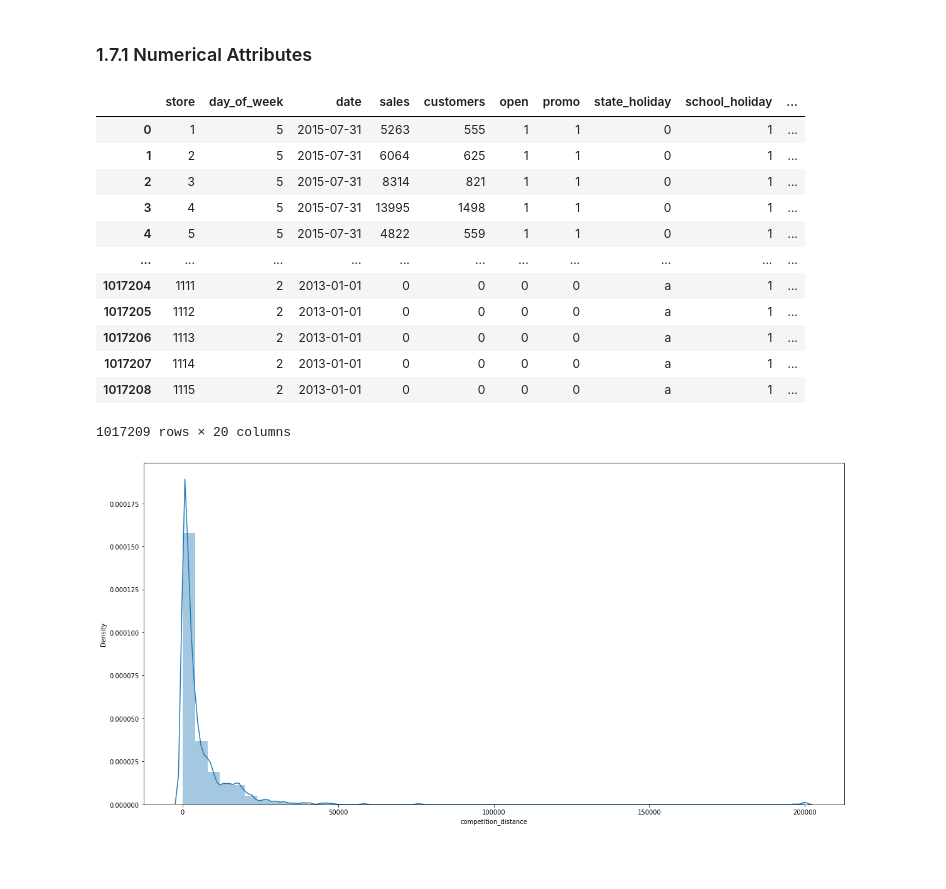
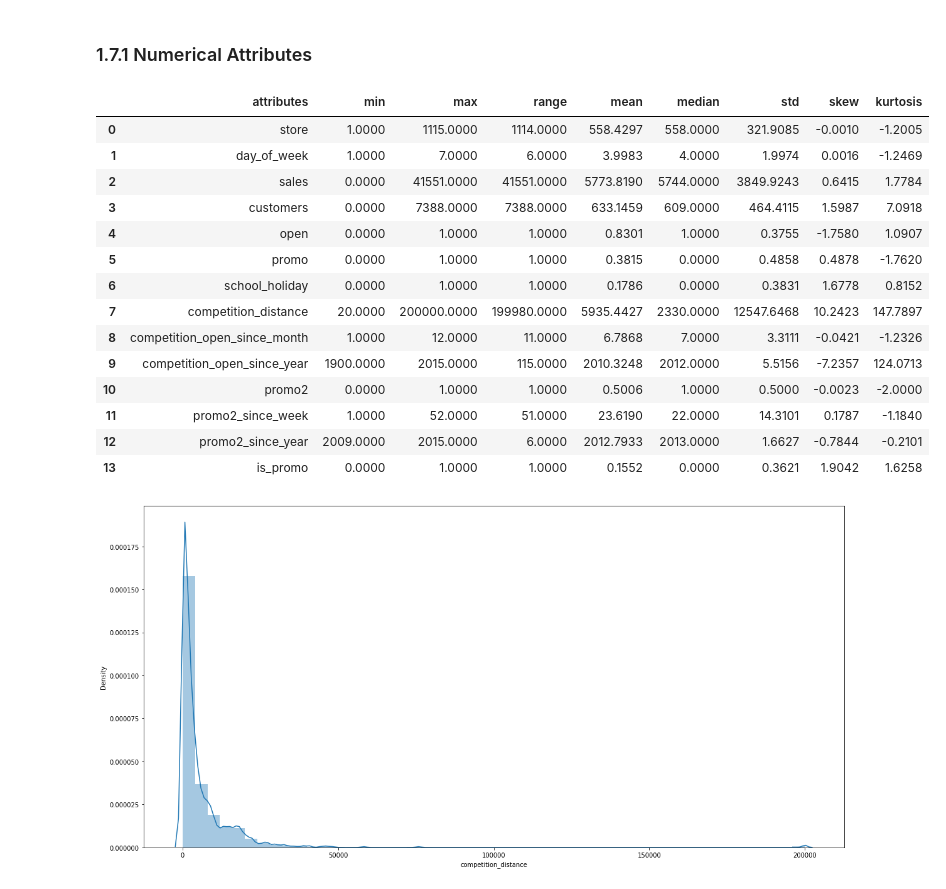
Before and after one commit to DaniloSantanaDS/rossmann-sales-store, a Jupyter notebook: notebooks/m04_store_sales_prediction_origin.ipynb, the cells around one changed output. Cells and saved outputs as stored; diff of their text form; code cells hidden in the pictures; blank space fills up the shorter version.

```diff
--- a/notebooks/m04_store_sales_prediction_origin.ipynb
+++ b/notebooks/m04_store_sales_prediction_origin.ipynb
@@ -209,32 +257,34 @@ cat_attributes = df1.select_dtypes(exclude = ['int64', 'float64', 'datetime64[ns
 # %%
 # Central Tendency - mean, median
 ct1 = pd.DataFrame (num_attributes.apply(np.mean)).T
 ct2 = pd.DataFrame (num_attributes.apply(np.median)).T
 # Dispersion - std, min, max, range, skew, kurtosis
 d1 = pd.DataFrame ( num_attributes.apply( np.std ) ).T
 d2 = pd.DataFrame ( num_attributes.apply( min ) ).T
 d3 = pd.DataFrame ( num_attributes.apply( max ) ).T
 d4 = pd.DataFrame ( num_attributes.apply( lambda x: x.max() - x.min() ) ).T
 d5 = pd.DataFrame ( num_attributes.apply( lambda x: x.skew() ) ).T
 d6 = pd.DataFrame ( num_attributes.apply( lambda x: x.kurtosis() ) ).T
 
 m = pd.concat([d2, d3, d4, ct1, ct2, d1, d5, d6]).T.reset_index()
 m.columns = ['attributes', 'min', 'max', 'range', 'mean', 'median', 'std', 'skew', 'kurtosis']
-df1
+m
 # %% [output]
-|  | store | day_of_week | date | sales | customers | open | promo | state_holiday | school_holiday | ... |
-| 0 | 1 | 5 | 2015-07-31 | 5263 | 555 | 1 | 1 | 0 | 1 | ... |
-| 1 | 2 | 5 | 2015-07-31 | 6064 | 625 | 1 | 1 | 0 | 1 | ... |
-| 2 | 3 | 5 | 2015-07-31 | 8314 | 821 | 1 | 1 | 0 | 1 | ... |
-| 3 | 4 | 5 | 2015-07-31 | 13995 | 1498 | 1 | 1 | 0 | 1 | ... |
-| 4 | 5 | 5 | 2015-07-31 | 4822 | 559 | 1 | 1 | 0 | 1 | ... |
-| ... | ... | ... | ... | ... | ... | ... | ... | ... | ... | ... |
-| 1017204 | 1111 | 2 | 2013-01-01 | 0 | 0 | 0 | 0 | a | 1 | ... |
-| 1017205 | 1112 | 2 | 2013-01-01 | 0 | 0 | 0 | 0 | a | 1 | ... |
-| 1017206 | 1113 | 2 | 2013-01-01 | 0 | 0 | 0 | 0 | a | 1 | ... |
-| 1017207 | 1114 | 2 | 2013-01-01 | 0 | 0 | 0 | 0 | a | 1 | ... |
-| 1017208 | 1115 | 2 | 2013-01-01 | 0 | 0 | 0 | 0 | a | 1 | ... |
+|  | attributes | min | max | range | mean | median | std | skew | kurtosis |
+| 0 | store | 1.0000 | 1115.0000 | 1114.0000 | 558.4297 | 558.0000 | 321.9085 | -0.0010 | -1.2005 |
+| 1 | day_of_week | 1.0000 | 7.0000 | 6.0000 | 3.9983 | 4.0000 | 1.9974 | 0.0016 | -1.2469 |
+| 2 | sales | 0.0000 | 41551.0000 | 41551.0000 | 5773.8190 | 5744.0000 | 3849.9243 | 0.6415 | 1.7784 |
+| 3 | customers | 0.0000 | 7388.0000 | 7388.0000 | 633.1459 | 609.0000 | 464.4115 | 1.5987 | 7.0918 |
+| 4 | open | 0.0000 | 1.0000 | 1.0000 | 0.8301 | 1.0000 | 0.3755 | -1.7580 | 1.0907 |
+| 5 | promo | 0.0000 | 1.0000 | 1.0000 | 0.3815 | 0.0000 | 0.4858 | 0.4878 | -1.7620 |
+| 6 | school_holiday | 0.0000 | 1.0000 | 1.0000 | 0.1786 | 0.0000 | 0.3831 | 1.6778 | 0.8152 |
+| 7 | competition_distance | 20.0000 | 200000.0000 | 199980.0000 | 5935.4427 | 2330.0000 | 12547.6468 | 10.2423 | 147.7897 |
+| 8 | competition_open_since_month | 1.0000 | 12.0000 | 11.0000 | 6.7868 | 7.0000 | 3.3111 | -0.0421 | -1.2326 |
+| 9 | competition_open_since_year | 1900.0000 | 2015.0000 | 115.0000 | 2010.3248 | 2012.0000 | 5.5156 | -7.2357 | 124.0713 |
+| 10 | promo2 | 0.0000 | 1.0000 | 1.0000 | 0.5006 | 1.0000 | 0.5000 | -0.0023 | -2.0000 |
+| 11 | promo2_since_week | 1.0000 | 52.0000 | 51.0000 | 23.6190 | 22.0000 | 14.3101 | 0.1787 | -1.1840 |
+| 12 | promo2_since_year | 2009.0000 | 2015.0000 | 6.0000 | 2012.7933 | 2013.0000 | 1.6627 | -0.7844 | -0.2101 |
+| 13 | is_promo | 0.0000 | 1.0000 | 1.0000 | 0.1552 | 0.0000 | 0.3621 | 1.9042 | 1.6258 |
-1017209 rows × 20 columns
 # %%
 plt.figure(figsize=(20, 10))
 sns.distplot( df1['competition_distance'] );
```
Also changed, not shown: parts of 26 cells of this notebook.
